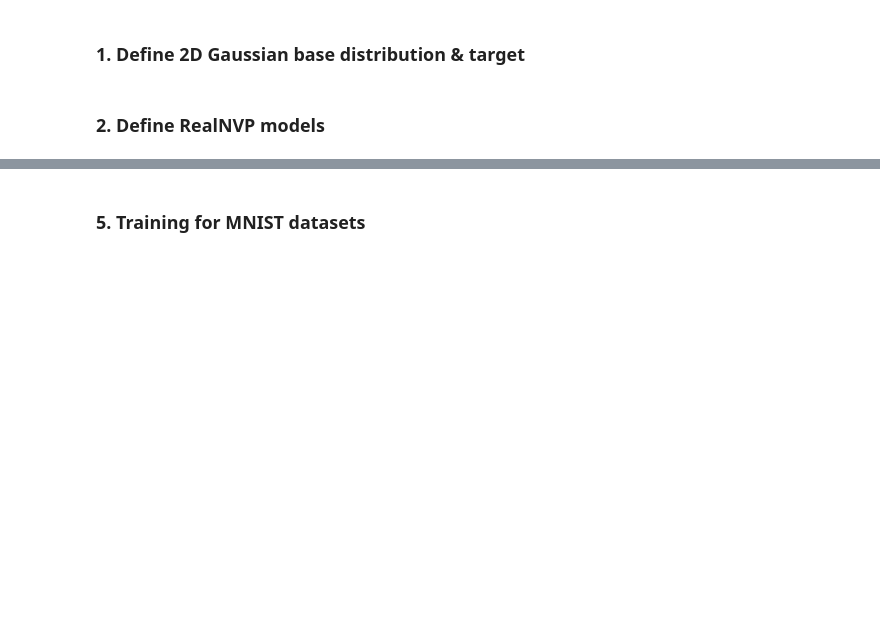
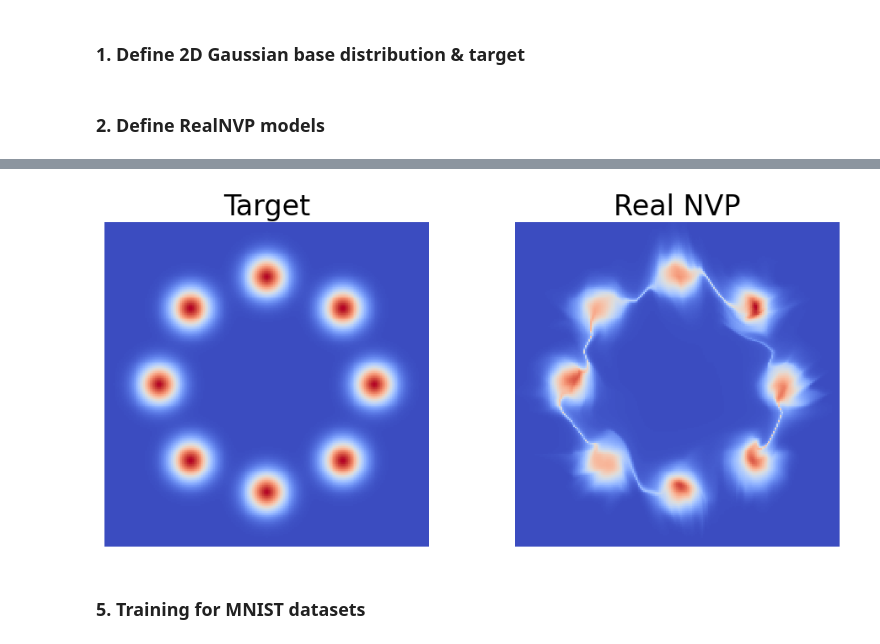
Before and after one commit to Grivv/cvae_implementation_practice, a Jupyter notebook: tests.ipynb, the cells around one changed output, grey strips where cells are left out. Drawn from its saved outputs; the diff is of its cells as text; code cells hidden in the pictures; blank space fills up the shorter version.

```diff
--- a/tests.ipynb
+++ b/tests.ipynb
@@ -410,3 +557,35 @@ class MLP(nn.Module):
+# %%
+# Plot target distribution
+f, ax = plt.subplots(1, 2, sharey=True, figsize=(12, 5))
+
+log_prob = target.log_prob(zz).to('cpu').view(*xx.shape)
+prob = torch.exp(log_prob)
+prob[torch.isnan(prob)] = 0
+
+ax[0].pcolormesh(xx, yy, prob.data.numpy(), cmap='coolwarm')
+
+ax[0].set_aspect('equal', 'box')
+ax[0].set_axis_off()
+ax[0].set_title('Target', fontsize=24)
+
+# Plot learned distribution
+model.eval()
+log_prob = model.log_prob(zz).to('cpu').view(*xx.shape)
+model.train()
+prob = torch.exp(log_prob)
+prob[torch.isnan(prob)] = 0
+
+ax[1].pcolormesh(xx, yy, prob.data.numpy(), cmap='coolwarm')
+
+ax[1].set_aspect('equal', 'box')
+ax[1].set_axis_off()
+ax[1].set_title('Real NVP', fontsize=24)
+
+plt.subplots_adjust(wspace=0.1)
+
+plt.show()
+# %% [output]
+[figure, added]
 # %% [markdown]
 ### 5. Training for MNIST datasets
 # %% [markdown]
```
Also changed, not shown: parts of 17 cells of this notebook, 1 other file.
